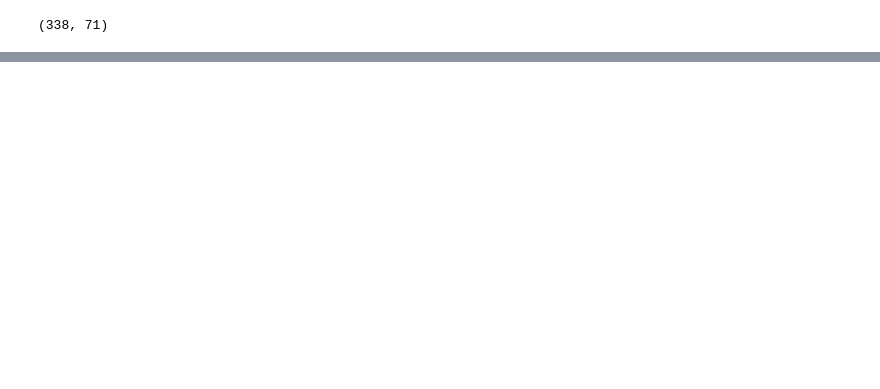
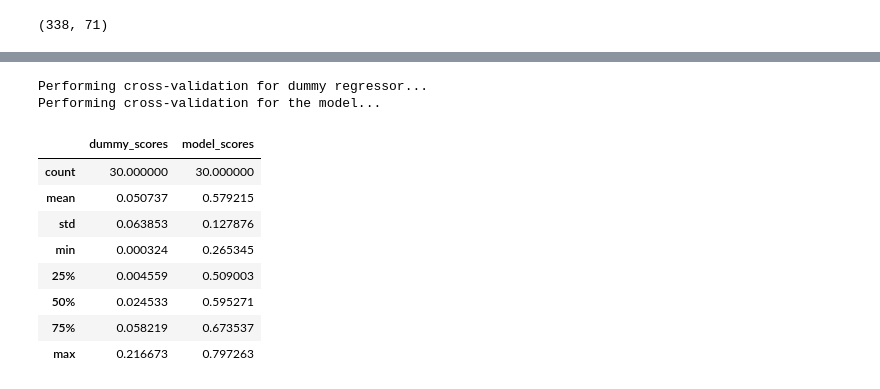
Before and after one commit to ozuromo/crime-analysis, a Jupyter notebook: NOTEBOOKS/analysis_zones.ipynb, the cells around one changed output, grey strips where cells are left out. Cells and saved outputs as stored; diff of their text form; code cells hidden in the pictures; blank space fills up the shorter version.

```diff
--- a/NOTEBOOKS/analysis_zones.ipynb
+++ b/NOTEBOOKS/analysis_zones.ipynb
@@ -494,0 +544,31 @@ gdf_lag.shape
+# %%
+X = data_lag.drop(columns='crimes')
+y = data_lag['crimes']
+# %%
+from sklearn.feature_selection import VarianceThreshold
+from sklearn.ensemble import GradientBoostingRegressor
+
+vt = VarianceThreshold(threshold=0.005)
+
+gdb = GradientBoostingRegressor(
+    alpha=0.95, loss='huber', max_depth=4,
+    max_features=0.7, min_samples_leaf=4,
+    min_samples_split=9, random_state=123,
+    subsample=0.9
+)
+
+score = 'r2'
+df = compare_metric_with_dummy(gdb, score, vt.fit_transform(X), y, cv)
+df.abs().describe()
+# %% [output]
+Performing cross-validation for dummy regressor...
+Performing cross-validation for the model...
+|  | dummy_scores | model_scores |
+| count | 30.000000 | 30.000000 |
+| mean | 0.050737 | 0.579215 |
+| std | 0.063853 | 0.127876 |
+| min | 0.000324 | 0.265345 |
+| 25% | 0.004559 | 0.509003 |
+| 50% | 0.024533 | 0.595271 |
+| 75% | 0.058219 | 0.673537 |
+| max | 0.216673 | 0.797263 |
```
Also changed, not shown: parts of 18 cells of this notebook, 1 other file.
